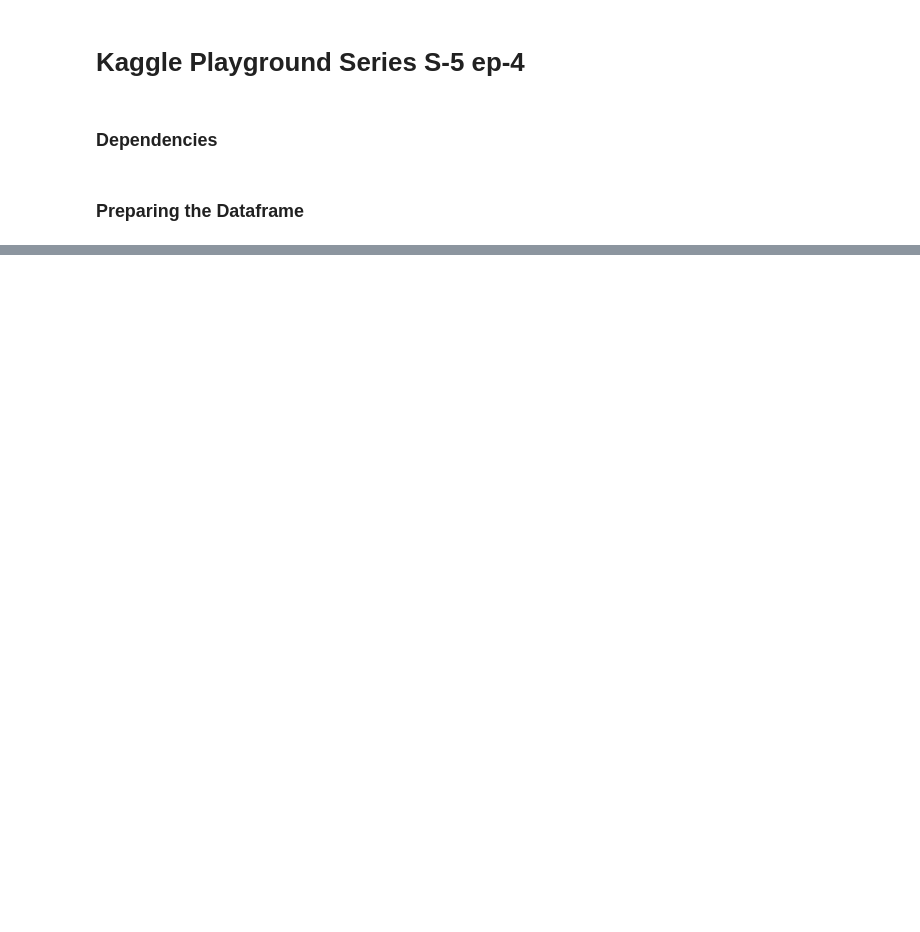
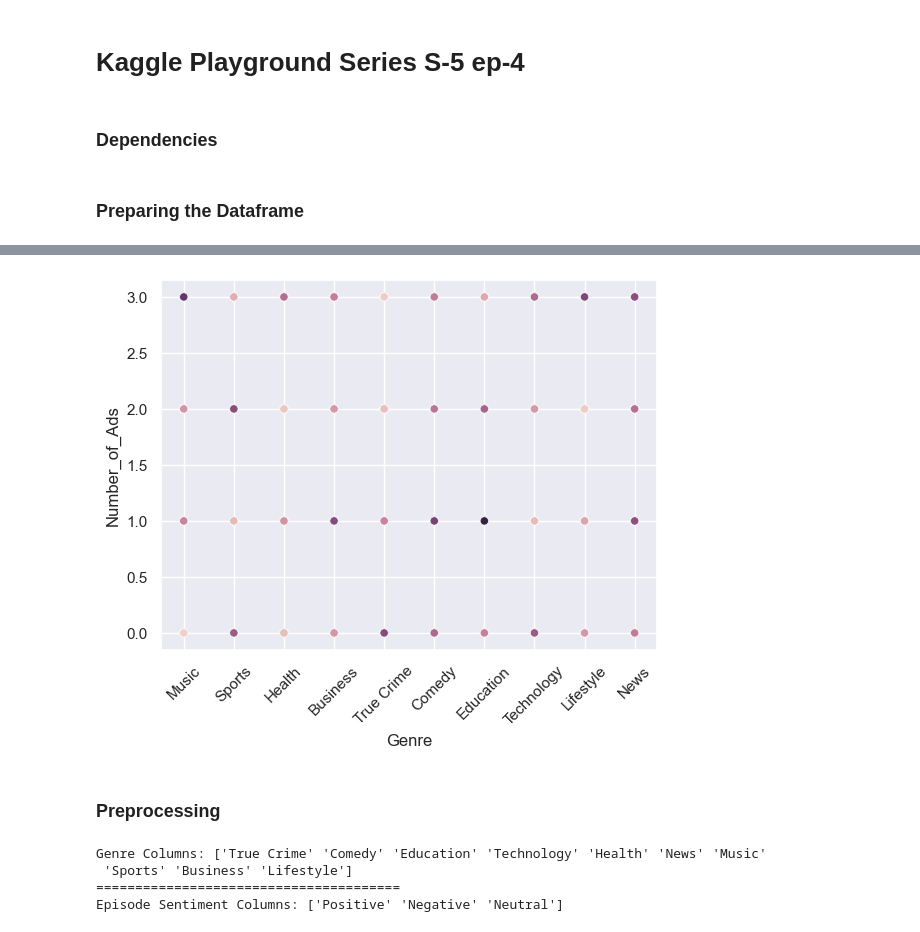
Before and after one commit to vishal-adithya/Kaggle-PlaygroundSeries, a Jupyter notebook: Season-5 ep-4/main.ipynb, the cells around one changed output, grey strips where cells are left out. Saved outputs shown, nothing was run; the diff lists cells and outputs as text; code cells hidden in the pictures; blank space fills up the shorter version.

```diff
--- a/Season-5 ep-4/main.ipynb
+++ b/Season-5 ep-4/main.ipynb
@@ -36,0 +72,21 @@ dtype: int64
+# %%
+sns.scatterplot(data=sameple_df,x = "Genre",y = "Number_of_Ads",hue = "Listening_Time_minutes",legend=False)
+plt.xticks(rotation = 45)
+plt.show()
+# %% [output]
+[figure, added]
+# %% [markdown]
+### Preprocessing
+# %%
+genre_columns = df["Genre"].unique()
+ep_sentiment_columns = df["Episode_Sentiment"].unique()
+
+
+print(f"Genre Columns: {genre_columns}")
+print("=======================================")
+print(f"Episode Sentiment Columns: {ep_sentiment_columns}")
+# %% [output]
+Genre Columns: ['True Crime' 'Comedy' 'Education' 'Technology' 'Health' 'News' 'Music'
+ 'Sports' 'Business' 'Lifestyle']
+=======================================
+Episode Sentiment Columns: ['Positive' 'Negative' 'Neutral']
```
Also changed, not shown: parts of 14 cells of this notebook.
